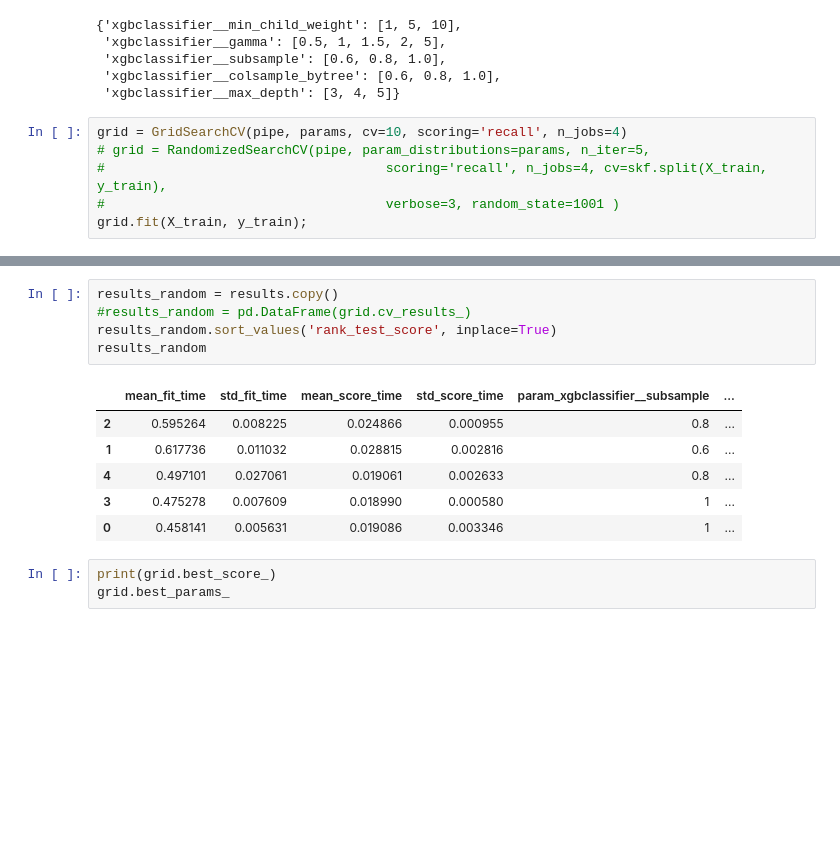
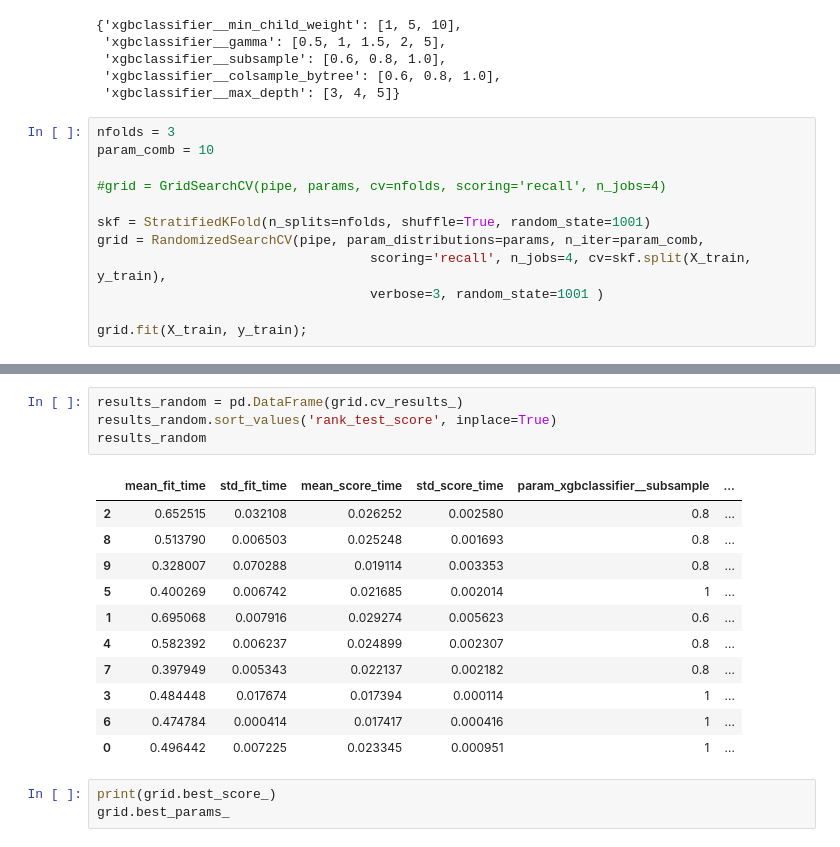
Before and after one commit to gcsantucci/churn_TopBank, a Jupyter notebook: churn_analysis.ipynb, the cells around one changed output, grey strips where cells are left out. Saved outputs shown, nothing was run; the diff lists cells and outputs as text; blank space fills up the shorter version.

Commit message:
some code cleaning - hyperparameter search

```diff
--- a/churn_analysis.ipynb
+++ b/churn_analysis.ipynb
@@ -1497,8 +1480,14 @@ params
  'xgbclassifier__colsample_bytree': [0.6, 0.8, 1.0],
  'xgbclassifier__max_depth': [3, 4, 5]}
 # %%
-grid = GridSearchCV(pipe, params, cv=10, scoring='recall', n_jobs=4)
-# grid = RandomizedSearchCV(pipe, param_distributions=params, n_iter=5,
-#                                    scoring='recall', n_jobs=4, cv=skf.split(X_train, y_train),
-#                                    verbose=3, random_state=1001 )
+nfolds = 3
+param_comb = 10
+
+#grid = GridSearchCV(pipe, params, cv=nfolds, scoring='recall', n_jobs=4)
+
+skf = StratifiedKFold(n_splits=nfolds, shuffle=True, random_state=1001)
+grid = RandomizedSearchCV(pipe, param_distributions=params, n_iter=param_comb,
+                                   scoring='recall', n_jobs=4, cv=skf.split(X_train, y_train),
+                                   verbose=3, random_state=1001 )
+
 grid.fit(X_train, y_train);
@@ -1505,15 +1515,19 @@ grid.fit(X_train, y_train);
 # %%
-results_random = results.copy()
-#results_random = pd.DataFrame(grid.cv_results_)
+results_random = pd.DataFrame(grid.cv_results_)
 results_random.sort_values('rank_test_score', inplace=True)
 results_random
 # %% [output]
 |  | mean_fit_time | std_fit_time | mean_score_time | std_score_time | param_xgbclassifier__subsample | ... |
-| 2 | 0.595264 | 0.008225 | 0.024866 | 0.000955 | 0.8 | ... |
-| 1 | 0.617736 | 0.011032 | 0.028815 | 0.002816 | 0.6 | ... |
-| 4 | 0.497101 | 0.027061 | 0.019061 | 0.002633 | 0.8 | ... |
-| 3 | 0.475278 | 0.007609 | 0.018990 | 0.000580 | 1 | ... |
-| 0 | 0.458141 | 0.005631 | 0.019086 | 0.003346 | 1 | ... |
+| 2 | 0.652515 | 0.032108 | 0.026252 | 0.002580 | 0.8 | ... |
+| 8 | 0.513790 | 0.006503 | 0.025248 | 0.001693 | 0.8 | ... |
+| 9 | 0.328007 | 0.070288 | 0.019114 | 0.003353 | 0.8 | ... |
+| 5 | 0.400269 | 0.006742 | 0.021685 | 0.002014 | 1 | ... |
+| 1 | 0.695068 | 0.007916 | 0.029274 | 0.005623 | 0.6 | ... |
+| 4 | 0.582392 | 0.006237 | 0.024899 | 0.002307 | 0.8 | ... |
+| 7 | 0.397949 | 0.005343 | 0.022137 | 0.002182 | 0.8 | ... |
+| 3 | 0.484448 | 0.017674 | 0.017394 | 0.000114 | 1 | ... |
+| 6 | 0.474784 | 0.000414 | 0.017417 | 0.000416 | 1 | ... |
+| 0 | 0.496442 | 0.007225 | 0.023345 | 0.000951 | 1 | ... |
 # %%
 print(grid.best_score_)
 grid.best_params_
```
Also changed, not shown: parts of 53 cells of this notebook, 2 other files.
